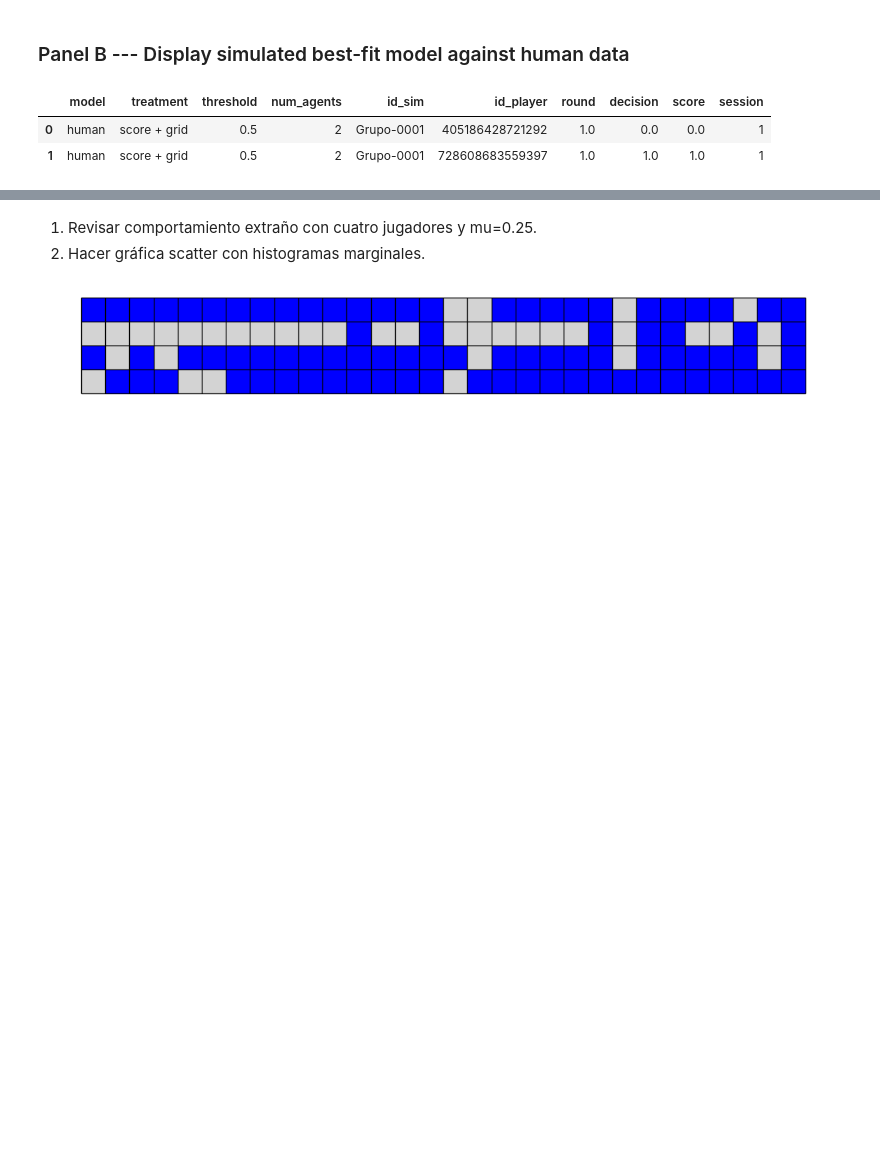
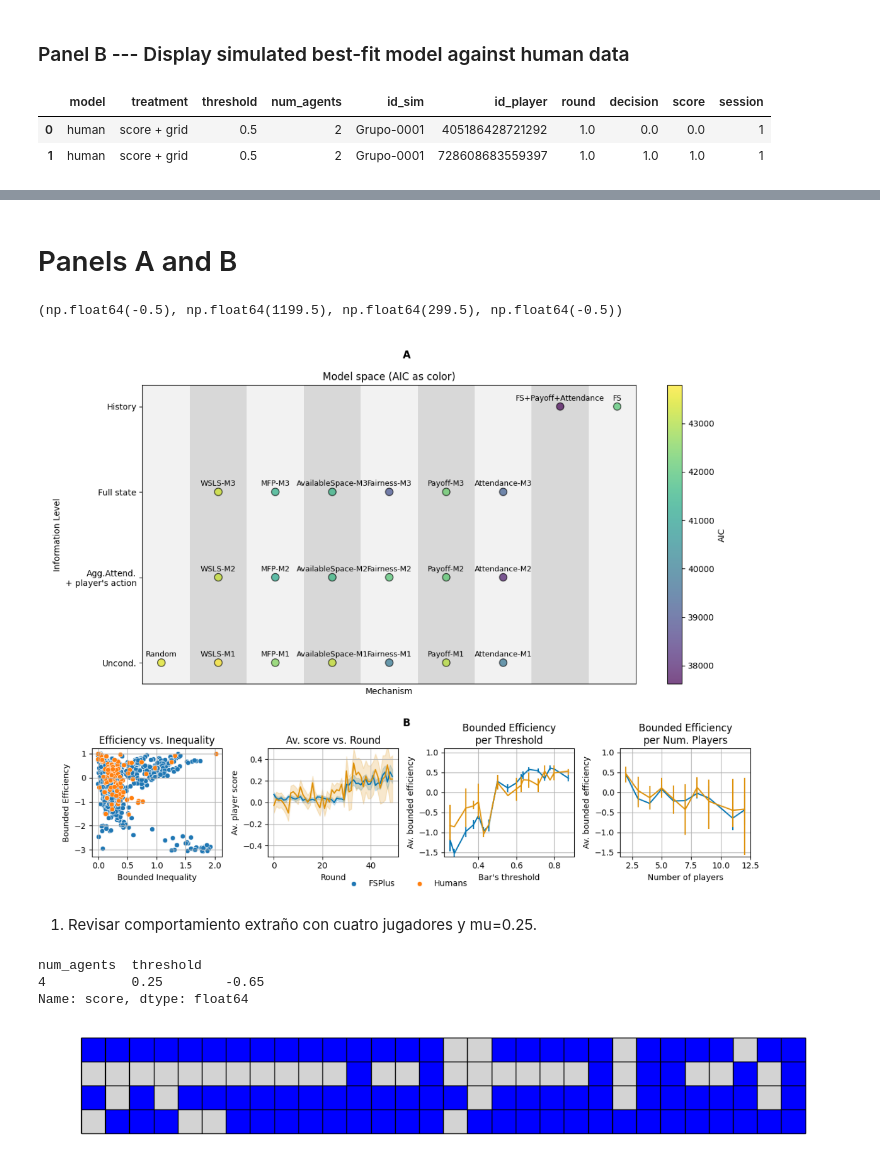
Before and after one commit to EAndrade-Lotero/Cognitive_Models_El_Farol_Bar_Problem, a Jupyter notebook: Figures for article/Short_Fig3.ipynb, the cells around one changed output, grey strips where cells are left out. Drawn from its saved outputs; the diff is of its cells as text; code cells hidden in the pictures; blank space fills up the shorter version.

```diff
--- a/Figures for article/Short_Fig3.ipynb
+++ b/Figures for article/Short_Fig3.ipynb
@@ -489,0 +492,17 @@ panel_B = np.array(pil_image)
+# %% [markdown]
+# Panels A and B
+# %%
+fig = plt.figure(figsize=(12, 9), tight_layout=True)
+gs = gridspec.GridSpec(3, 1, figure=fig)
+
+ax1 = fig.add_subplot(gs[:2, :])
+ax1.imshow(panel_A)
+
+ax2 = fig.add_subplot(gs[2:3, :])
+ax2.imshow(panel_B)
+
+ax1.axis('off')
+ax2.axis('off')
+# %% [output]
+(np.float64(-0.5), np.float64(1199.5), np.float64(299.5), np.float64(-0.5))
+[figure, added]
@@ -490,8 +511,15 @@ panel_B = np.array(pil_image)
 # %% [markdown]
 1. Revisar comportamiento extraño con cuatro jugadores y mu=0.25.
-3. Hacer gráfica scatter con histogramas marginales.
 # %%
 mask1 = df_jitter1['bounded_efficiency'] < -2.5
 mask2 = df_jitter1['bounded_inequality'] > 1
 weird_groups_ids = df_jitter1[mask1 & mask2]['id_sim'].values
+# %%
+example_weird = data[data['id_sim'] == weird_groups_ids[0]].copy()
+
+example_weird.groupby(['num_agents', 'threshold'])['score'].mean()
+# %% [output]
+num_agents  threshold
+4           0.25        -0.65
+Name: score, dtype: float64
 # %%
```
Also changed, not shown: parts of 11 cells of this notebook, 5 other files.
